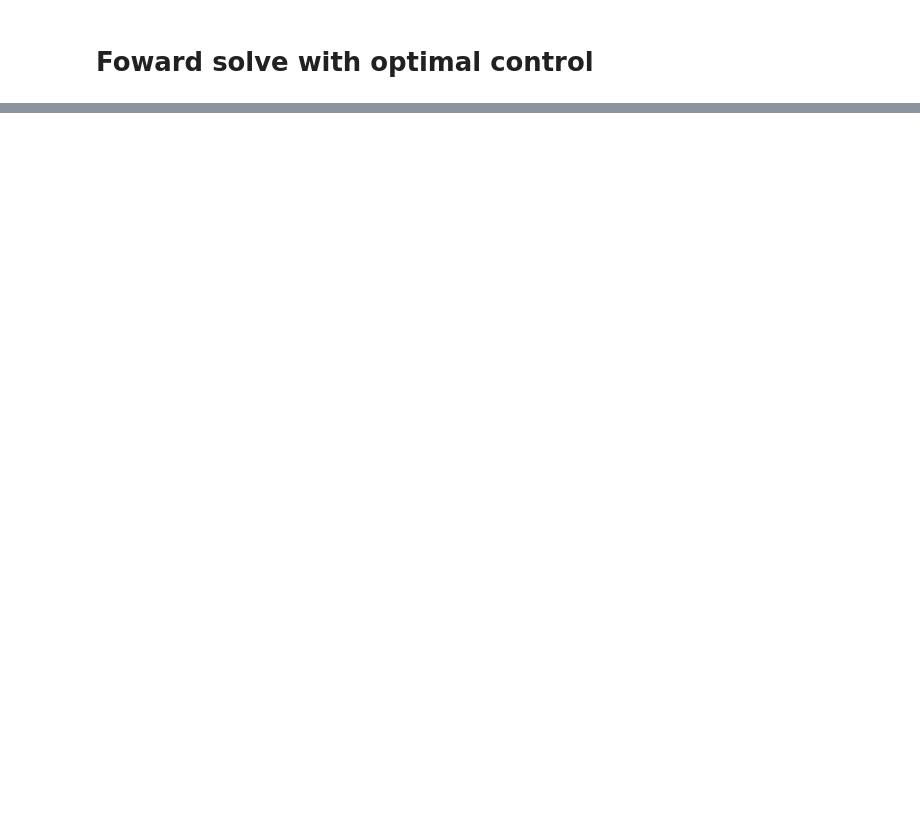
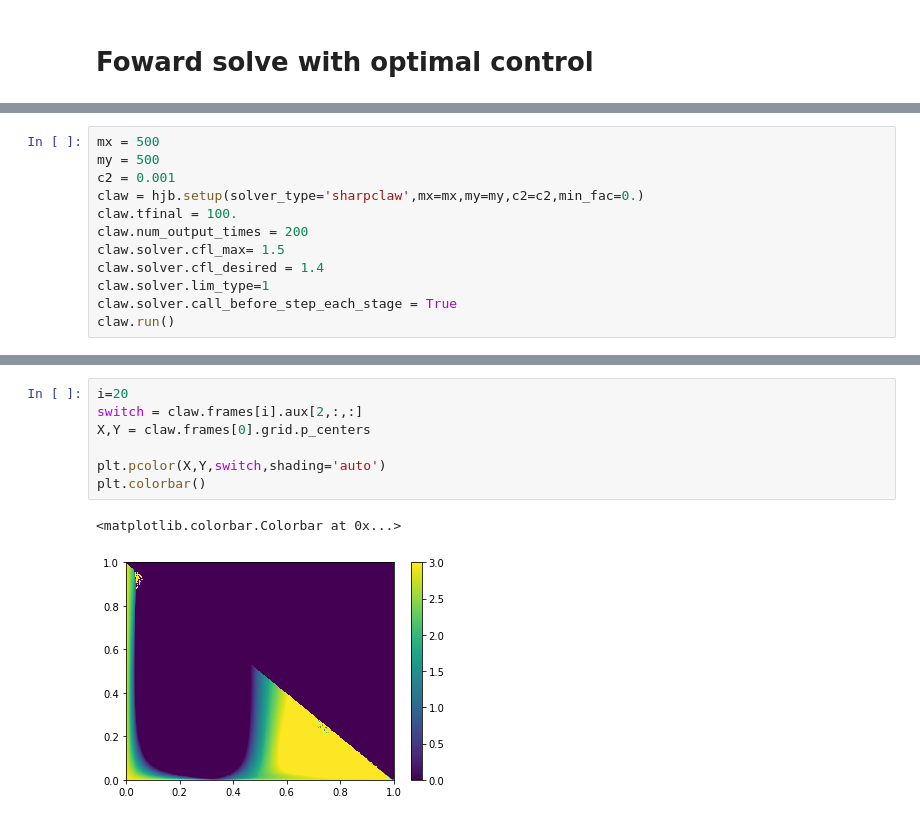
Before and after one commit to yousefalamri55/SIR_control, a Jupyter notebook: one_pop/clawpack_sims/HJB-clawpack.ipynb, the cells around one changed output, grey strips where cells are left out. Drawn from its saved outputs; the diff is of its cells as text; blank space fills up the shorter version.

Commit message:
Add new figures and miscellaneous old notebooks, in case they are ever useful.

```diff
--- a/one_pop/clawpack_sims/HJB-clawpack.ipynb
+++ b/one_pop/clawpack_sims/HJB-clawpack.ipynb
@@ -112,0 +149,12 @@ plt.xlabel('x'); plt.ylabel('y');
+# %%
+mx = 500
+my = 500
+c2 = 0.001
+claw = hjb.setup(solver_type='sharpclaw',mx=mx,my=my,c2=c2,min_fac=0.)
+claw.tfinal = 100.
+claw.num_output_times = 200
+claw.solver.cfl_max= 1.5
+claw.solver.cfl_desired = 1.4
+claw.solver.lim_type=1
+claw.solver.call_before_step_each_stage = True
+claw.run()
@@ -112,0 +183,10 @@ plt.xlabel('x'); plt.ylabel('y');
+# %%
+i=20
+switch = claw.frames[i].aux[2,:,:]
+X,Y = claw.frames[0].grid.p_centers
+
+plt.pcolor(X,Y,switch,shading='auto')
+plt.colorbar()
+# %% [output]
+<matplotlib.colorbar.Colorbar at 0x...>
+[figure, added]
```
Also changed, not shown: parts of 27 cells of this notebook, 35 other files.
